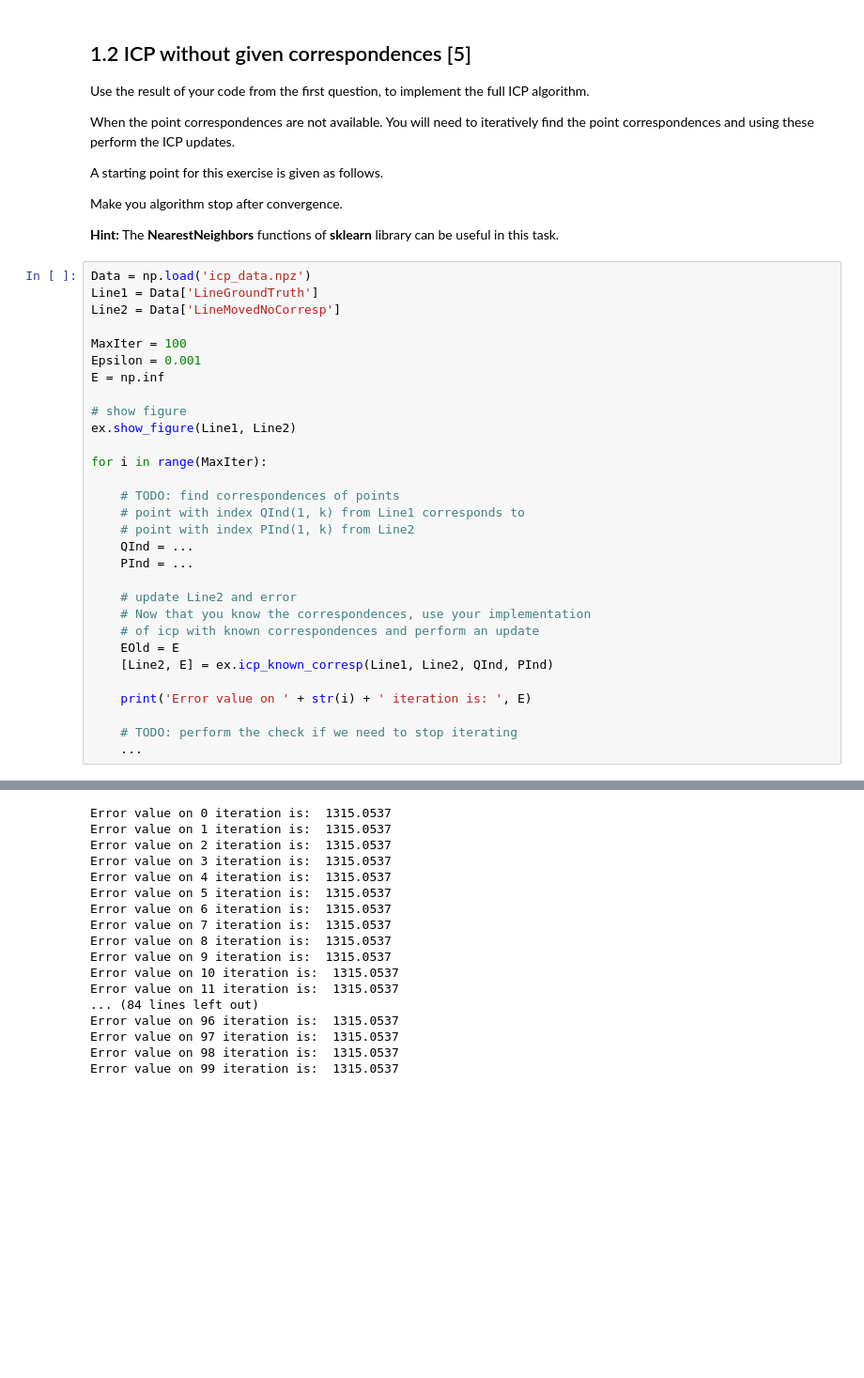
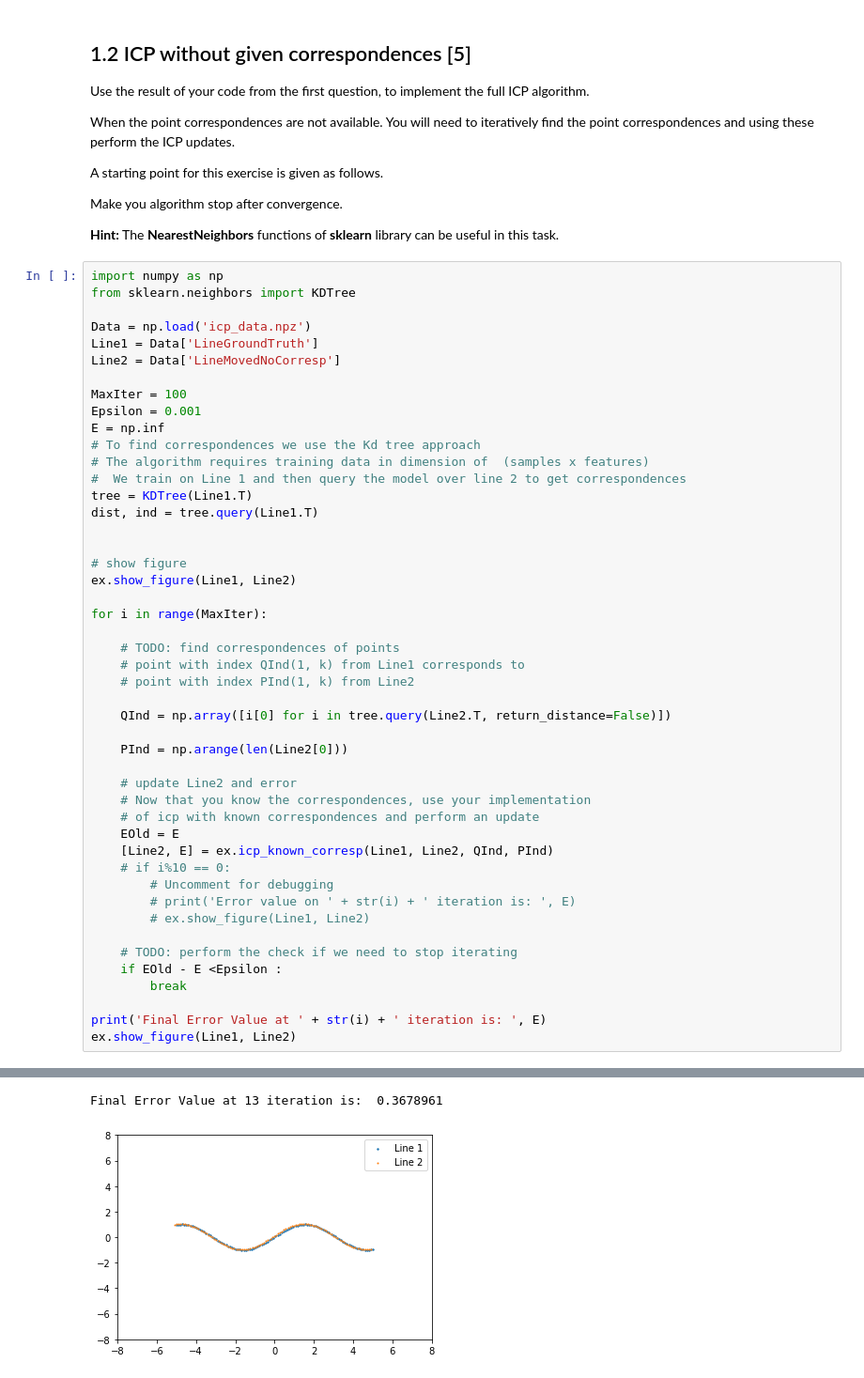
Before and after one commit to abdulahad01/mobileRobotics, a Jupyter notebook: 2020-mobilerobotics-online-ex10-icp/ex1.ipynb, the cells around one changed output, grey strips where cells are left out. Shown: that part at 94% size. Drawn from its saved outputs; the diff is of its cells as text; blank space fills up the shorter version.

Commit message:
Completed ICP over unknown correspondeces

```diff
--- a/2020-mobilerobotics-online-ex10-icp/ex1.ipynb
+++ b/2020-mobilerobotics-online-ex10-icp/ex1.ipynb
@@ -60,51 +60,53 @@ Make you algorithm stop after convergence.
 
 **Hint:** The **NearestNeighbors** functions of **sklearn** library can be useful in this task.
 # %%
+import numpy as np
+from sklearn.neighbors import KDTree
+
 Data = np.load('icp_data.npz')
 Line1 = Data['LineGroundTruth']
 Line2 = Data['LineMovedNoCorresp']
 
 MaxIter = 100
 Epsilon = 0.001
 E = np.inf
+# To find correspondences we use the Kd tree approach
+# The algorithm requires training data in dimension of  (samples x features)
+#  We train on Line 1 and then query the model over line 2 to get correspondences
+tree = KDTree(Line1.T)
+dist, ind = tree.query(Line1.T)
+
 
 # show figure
 ex.show_figure(Line1, Line2)
 
 for i in range(MaxIter):
 
     # TODO: find correspondences of points
     # point with index QInd(1, k) from Line1 corresponds to
     # point with index PInd(1, k) from Line2
-    QInd = ...
-    PInd = ...
+
+    QInd = np.array([i[0] for i in tree.query(Line2.T, return_distance=False)])
+
+    PInd = np.arange(len(Line2[0]))
 
     # update Line2 and error
     # Now that you know the correspondences, use your implementation
     # of icp with known correspondences and perform an update
     EOld = E
     [Line2, E] = ex.icp_known_corresp(Line1, Line2, QInd, PInd)
-
-    print('Error value on ' + str(i) + ' iteration is: ', E)
+    # if i%10 == 0:
+        # Uncomment for debugging
+        # print('Error value on ' + str(i) + ' iteration is: ', E)
+        # ex.show_figure(Line1, Line2)
 
     # TODO: perform the check if we need to stop iterating
-    ...
+    if EOld - E <Epsilon :
+        break
+
+print('Final Error Value at ' + str(i) + ' iteration is: ', E)
+ex.show_figure(Line1, Line2)
 # %% [output]
 [figure]
-Error value on 0 iteration is:  1315.0537
-Error value on 1 iteration is:  1315.0537
-Error value on 2 iteration is:  1315.0537
-Error value on 3 iteration is:  1315.0537
-Error value on 4 iteration is:  1315.0537
-Error value on 5 iteration is:  1315.0537
-Error value on 6 iteration is:  1315.0537
-Error value on 7 iteration is:  1315.0537
-Error value on 8 iteration is:  1315.0537
-Error value on 9 iteration is:  1315.0537
-Error value on 10 iteration is:  1315.0537
-Error value on 11 iteration is:  1315.0537
-... (84 lines left out)
-Error value on 96 iteration is:  1315.0537
-Error value on 97 iteration is:  1315.0537
-Error value on 98 iteration is:  1315.0537
-Error value on 99 iteration is:  1315.0537
+Final Error Value at 13 iteration is:  0.3678961
+[figure, added]
```
Also changed, not shown: 1 other file.
